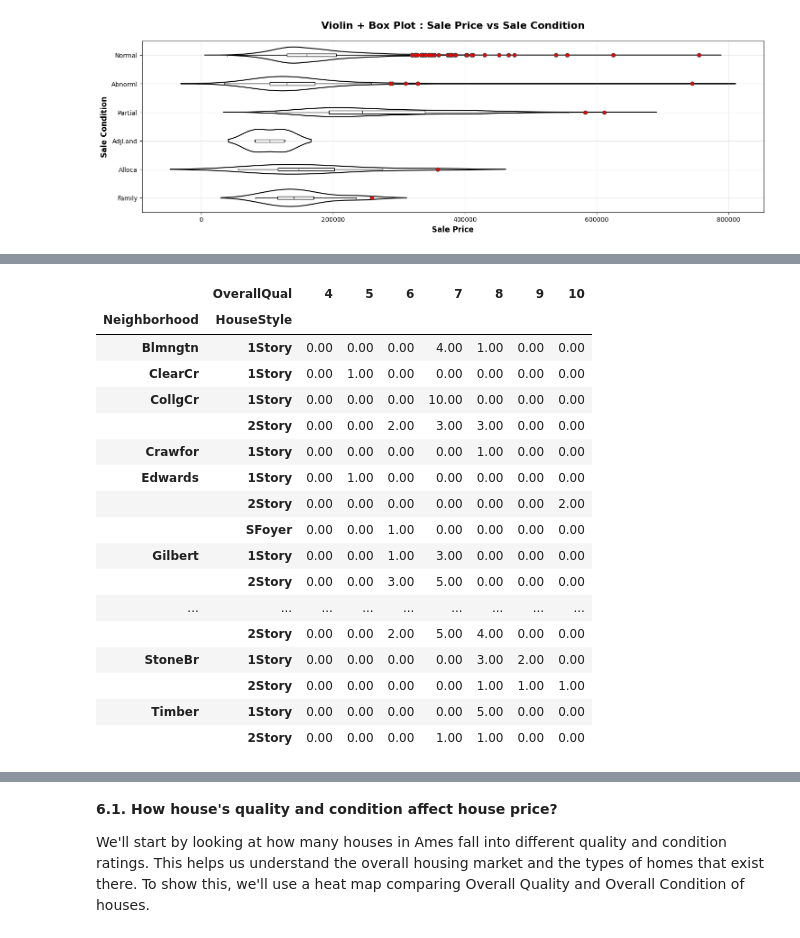
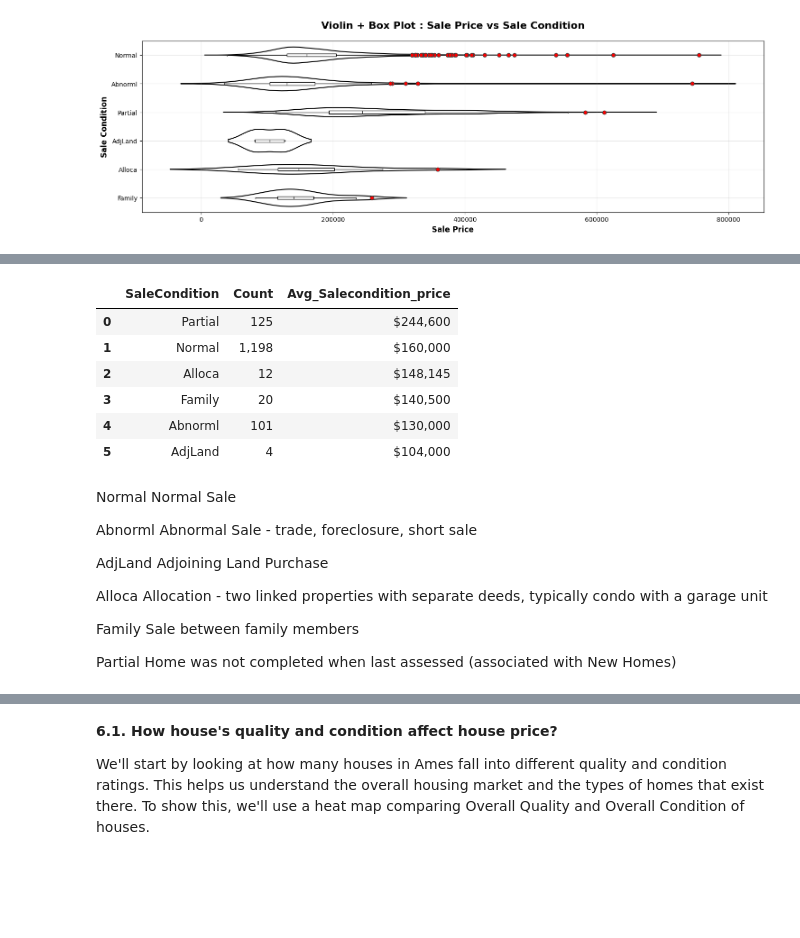
Before and after one commit to annugit1655/Real-Estate-Price-Prediction, a Jupyter notebook: Real-Estate-Price-Prediction/notebooks/EDA-house-part-1.ipynb, the cells around one changed output, grey strips where cells are left out. Drawn from its saved outputs; the diff is of its cells as text; code cells hidden in the pictures; blank space fills up the shorter version.

```diff
--- a/Real-Estate-Price-Prediction/notebooks/EDA-house-part-1.ipynb
+++ b/Real-Estate-Price-Prediction/notebooks/EDA-house-part-1.ipynb
@@ -1119,21 +1102,35 @@ median_saleprice
-# %%
-new_df.query("SaleCondition=='Partial'").groupby(['Neighborhood', 'HouseStyle', 'OverallQual']).size().unstack().fillna(0)
-# %% [output]
-|  | OverallQual | 4 | 5 | 6 | 7 | 8 | 9 | 10 |
-| Neighborhood | HouseStyle |  |  |  |  |  |  |  |
-| Blmngtn | 1Story | 0.00 | 0.00 | 0.00 | 4.00 | 1.00 | 0.00 | 0.00 |
-| ClearCr | 1Story | 0.00 | 1.00 | 0.00 | 0.00 | 0.00 | 0.00 | 0.00 |
-| CollgCr | 1Story | 0.00 | 0.00 | 0.00 | 10.00 | 0.00 | 0.00 | 0.00 |
-|  | 2Story | 0.00 | 0.00 | 2.00 | 3.00 | 3.00 | 0.00 | 0.00 |
-| Crawfor | 1Story | 0.00 | 0.00 | 0.00 | 0.00 | 1.00 | 0.00 | 0.00 |
-| Edwards | 1Story | 0.00 | 1.00 | 0.00 | 0.00 | 0.00 | 0.00 | 0.00 |
-|  | 2Story | 0.00 | 0.00 | 0.00 | 0.00 | 0.00 | 0.00 | 2.00 |
-|  | SFoyer | 0.00 | 0.00 | 1.00 | 0.00 | 0.00 | 0.00 | 0.00 |
-| Gilbert | 1Story | 0.00 | 0.00 | 1.00 | 3.00 | 0.00 | 0.00 | 0.00 |
-|  | 2Story | 0.00 | 0.00 | 3.00 | 5.00 | 0.00 | 0.00 | 0.00 |
-| ... | ... | ... | ... | ... | ... | ... | ... | ... |
-|  | 2Story | 0.00 | 0.00 | 2.00 | 5.00 | 4.00 | 0.00 | 0.00 |
-| StoneBr | 1Story | 0.00 | 0.00 | 0.00 | 0.00 | 3.00 | 2.00 | 0.00 |
-|  | 2Story | 0.00 | 0.00 | 0.00 | 0.00 | 1.00 | 1.00 | 1.00 |
-| Timber | 1Story | 0.00 | 0.00 | 0.00 | 0.00 | 5.00 | 0.00 | 0.00 |
-|  | 2Story | 0.00 | 0.00 | 0.00 | 1.00 | 1.00 | 0.00 | 0.00 |
+# %%
+# Frequency of each SaleCondition
+counts = new_df['SaleCondition'].value_counts()
+
+# Average SalePrice for each SaleCondition
+avg_prices = new_df.groupby('SaleCondition')['SalePrice'].median()
+
+# Combine into one DataFrame
+summary = pd.DataFrame({
+    'Count': counts,
+    'Avg_Salecondition_price': avg_prices
+}).sort_values(by='Avg_Salecondition_price', ascending=False).reset_index()
+
+style_df = summary.style.format({'Count': '{:,}','Avg_Salecondition_price': '${:,.0f}'})
+style_df
+# %% [output]
+|  | SaleCondition | Count | Avg_Salecondition_price |
+| 0 | Partial | 125 | $244,600 |
+| 1 | Normal | 1,198 | $160,000 |
+| 2 | Alloca | 12 | $148,145 |
+| 3 | Family | 20 | $140,500 |
+| 4 | Abnorml | 101 | $130,000 |
+| 5 | AdjLand | 4 | $104,000 |
+# %% [markdown]
+Normal	Normal Sale
+
+Abnorml	Abnormal Sale -  trade, foreclosure, short sale
+
+AdjLand	Adjoining Land Purchase
+
+Alloca	Allocation - two linked properties with separate deeds, typically condo with a garage unit
+
+Family	Sale between family members
+
+Partial	Home was not completed when last assessed (associated with New Homes)
```
Also changed, not shown: parts of 19 cells of this notebook.
